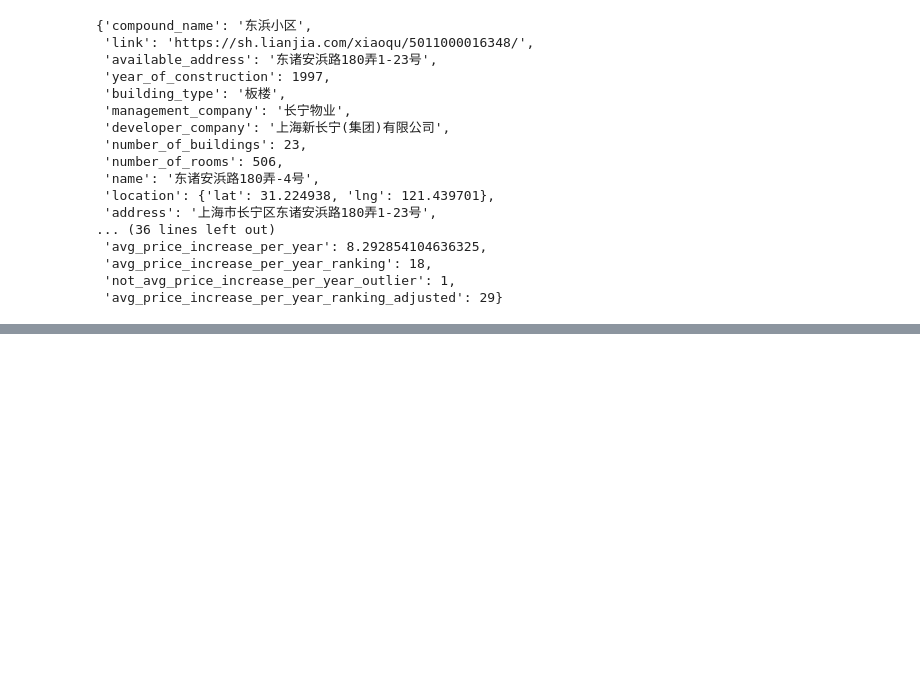
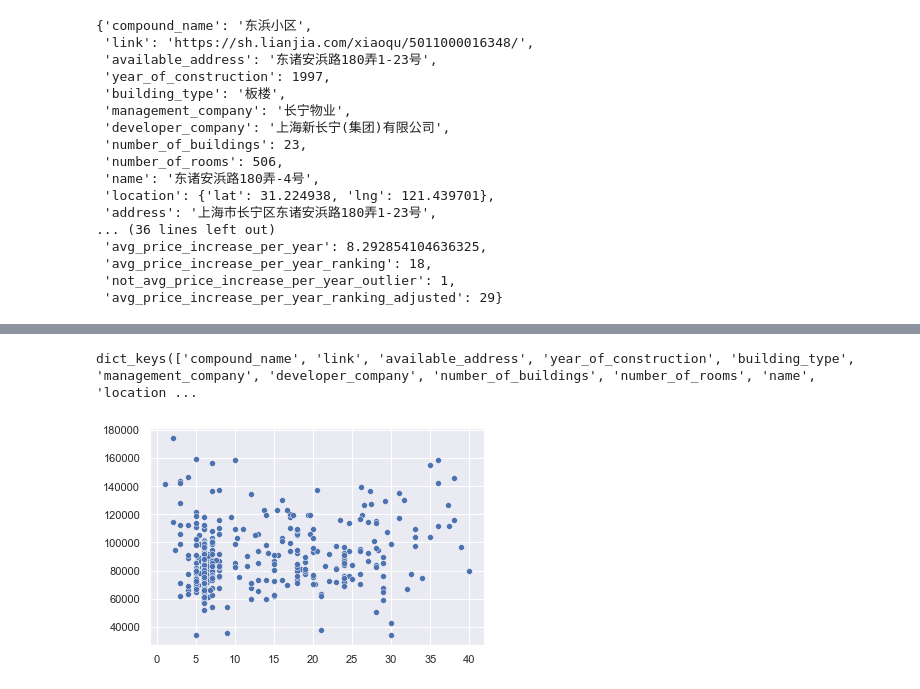
Before and after one commit to NuoWenLei/mapping-boston-storage, a Jupyter notebook: mapping_boston.ipynb, the cells around one changed output, grey strips where cells are left out. Saved outputs shown, nothing was run; the diff lists cells and outputs as text; code cells hidden in the pictures; blank space fills up the shorter version.

```diff
--- a/mapping_boston.ipynb
+++ b/mapping_boston.ipynb
@@ -864,0 +869,38 @@ with open('detailed_compounds_changning_v3.json', 'w') as ch_js_3:
+# %%
+with open('detailed_compounds_changning_v3.json', 'r') as ch_js_3:
+    compounds = json.load(ch_js_3)
+# %%
+sns.set_theme()
+sns.set_style("darkgrid",{"font.sans-serif":['simhei', 'Arial']})
+# %%
+def scatter(data, k0, k1, hue=None):
+    select_0 = []
+    select_1 = []
+    select_2 = []
+    if hue is None:
+        for i, d in enumerate(data):
+            if k0 in d.keys() and k1 in d.keys():
+                select_0.append(d[k0])
+                select_1.append(d[k1])
+
+        np_0 = np.array(select_0)
+        np_1 = np.array(select_1)
+        sns.scatterplot(x=np_0, y=np_1)
+    else:
+        for i,d in enumerate(data):
+            if k0 in d.keys() and k1 in d.keys() and hue in d.keys():
+                select_0.append(d[k0])
+                select_1.append(d[k1])
+                select_2.append(d[hue])
+        np_0 = np.array(select_0)
+        np_1 = np.array(select_1)
+        np_hue = np.array(select_2)
+        sns.scatterplot(x=np_0, y=np_1, hue=np_hue)
+# %%
+compounds[0].keys()
+# %% [output]
+dict_keys(['compound_name', 'link', 'available_address', 'year_of_construction', 'building_type', 'management_company', 'developer_company', 'number_of_buildings', 'number_of_rooms', 'name', 'location ...
+# %%
+scatter(compounds, 'avg_floors', 'avg_prices($/space)')
+# %% [output]
+[figure, added]
```
Also changed, not shown: parts of 2 cells of this notebook.
